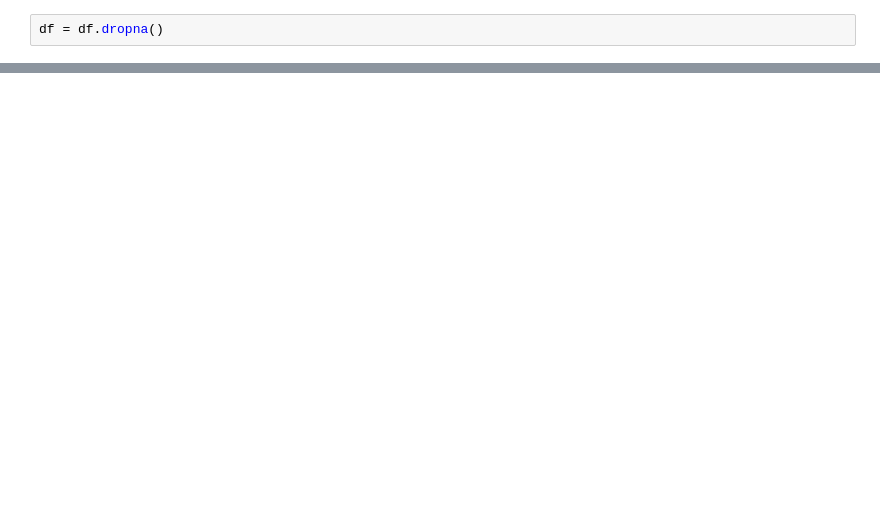
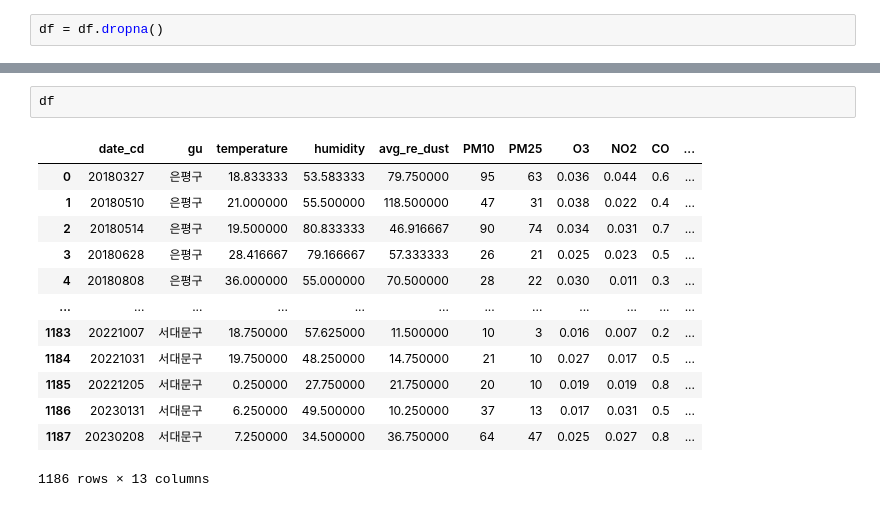
Before and after one commit to datajobbu/2023_1st_datamining, a Jupyter notebook: modeling/eda.ipynb, the cells around one changed output, grey strips where cells are left out. Cells and saved outputs as stored; diff of their text form; blank space fills up the shorter version.

```diff
--- a/modeling/eda.ipynb
+++ b/modeling/eda.ipynb
@@ -40,0 +102,16 @@ df.head()
+# %%
+df
+# %% [output]
+|  | date_cd | gu | temperature | humidity | avg_re_dust | PM10 | PM25 | O3 | NO2 | CO | ... |
+| 0 | 20180327 | 은평구 | 18.833333 | 53.583333 | 79.750000 | 95 | 63 | 0.036 | 0.044 | 0.6 | ... |
+| 1 | 20180510 | 은평구 | 21.000000 | 55.500000 | 118.500000 | 47 | 31 | 0.038 | 0.022 | 0.4 | ... |
+| 2 | 20180514 | 은평구 | 19.500000 | 80.833333 | 46.916667 | 90 | 74 | 0.034 | 0.031 | 0.7 | ... |
+| 3 | 20180628 | 은평구 | 28.416667 | 79.166667 | 57.333333 | 26 | 21 | 0.025 | 0.023 | 0.5 | ... |
+| 4 | 20180808 | 은평구 | 36.000000 | 55.000000 | 70.500000 | 28 | 22 | 0.030 | 0.011 | 0.3 | ... |
+| ... | ... | ... | ... | ... | ... | ... | ... | ... | ... | ... | ... |
+| 1183 | 20221007 | 서대문구 | 18.750000 | 57.625000 | 11.500000 | 10 | 3 | 0.016 | 0.007 | 0.2 | ... |
+| 1184 | 20221031 | 서대문구 | 19.750000 | 48.250000 | 14.750000 | 21 | 10 | 0.027 | 0.017 | 0.5 | ... |
+| 1185 | 20221205 | 서대문구 | 0.250000 | 27.750000 | 21.750000 | 20 | 10 | 0.019 | 0.019 | 0.8 | ... |
+| 1186 | 20230131 | 서대문구 | 6.250000 | 49.500000 | 10.250000 | 37 | 13 | 0.017 | 0.031 | 0.5 | ... |
+| 1187 | 20230208 | 서대문구 | 7.250000 | 34.500000 | 36.750000 | 64 | 47 | 0.025 | 0.027 | 0.8 | ... |
+1186 rows × 13 columns
```
Also changed, not shown: parts of 12 cells of this notebook, 4 other files.
